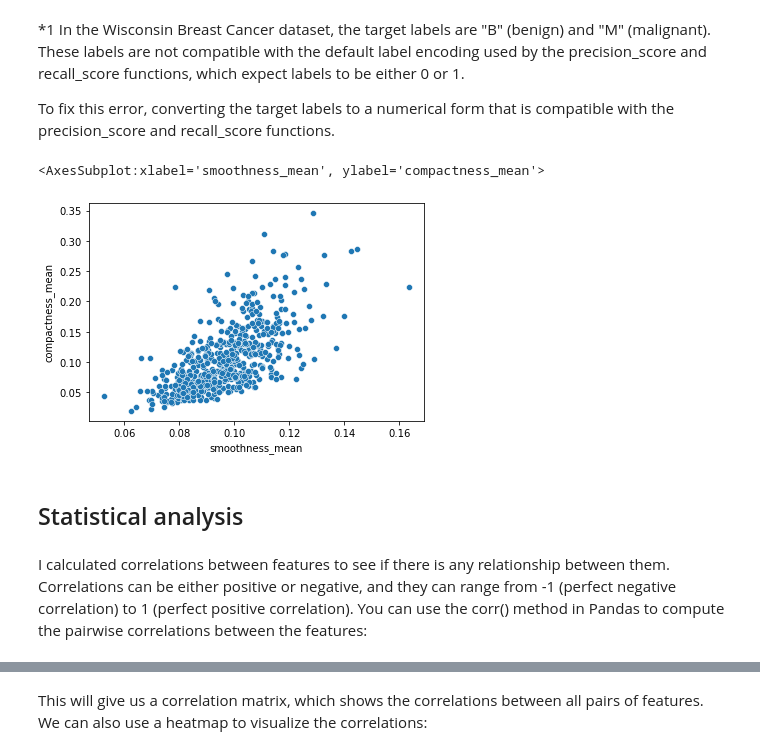
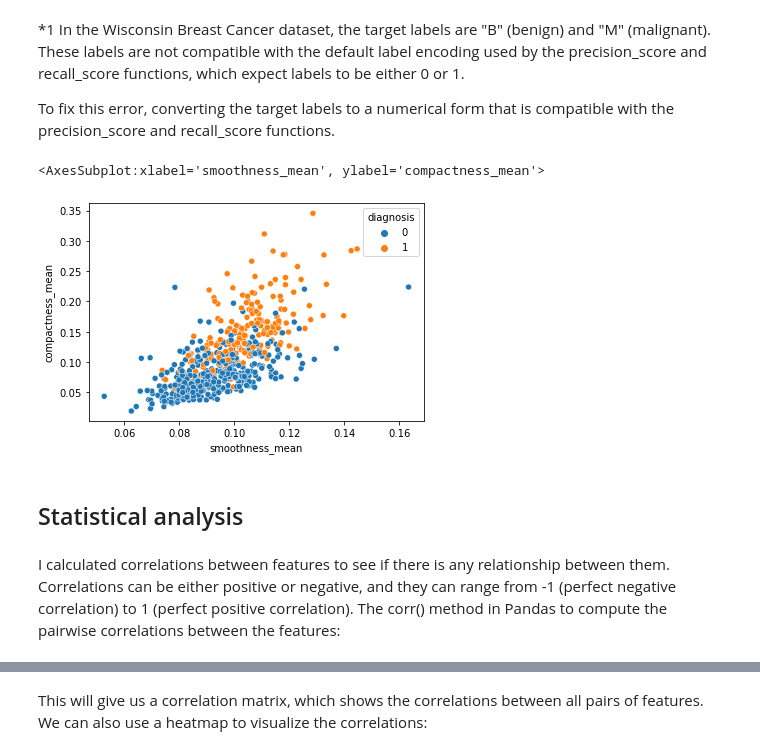
Before and after one commit to splitcomma/pda2-project, a Jupyter notebook: project_2.ipynb, the cells around one changed output, grey strips where cells are left out. Saved outputs shown, nothing was run; the diff lists cells and outputs as text; code cells hidden in the pictures.

```diff
--- a/project_2.ipynb
+++ b/project_2.ipynb
@@ -152,14 +172,14 @@ Benign (diagnosis =0)= 62.7%
 To fix this error, converting the target labels to a numerical form that is compatible with the precision_score and recall_score functions.
 # %%
 # use a scatter plot to visualize the relationship between two continuous variables:
-sns.scatterplot(x='smoothness_mean', y='compactness_mean', data=df)
+sns.scatterplot(x='smoothness_mean', y='compactness_mean', data=df, hue='diagnosis')
 # %% [output]
 <AxesSubplot:xlabel='smoothness_mean', ylabel='compactness_mean'>
-[figure, old version]
+[figure, new version]
 # %% [markdown]
 ## Statistical analysis
 # %% [markdown]
-I calculated correlations between features to see if there is any relationship between them. Correlations can be either positive or negative, and they can range from -1 (perfect negative correlation) to 1 (perfect positive correlation). You can use the corr() method in Pandas to compute the pairwise correlations between the features:
+I calculated correlations between features to see if there is any relationship between them. Correlations can be either positive or negative, and they can range from -1 (perfect negative correlation) to 1 (perfect positive correlation). The corr() method in Pandas to compute the pairwise correlations between the features:
 # %%
 df.corr()
 # %% [output]
```
Also changed, not shown: parts of 15 cells of this notebook, 1 other file.
